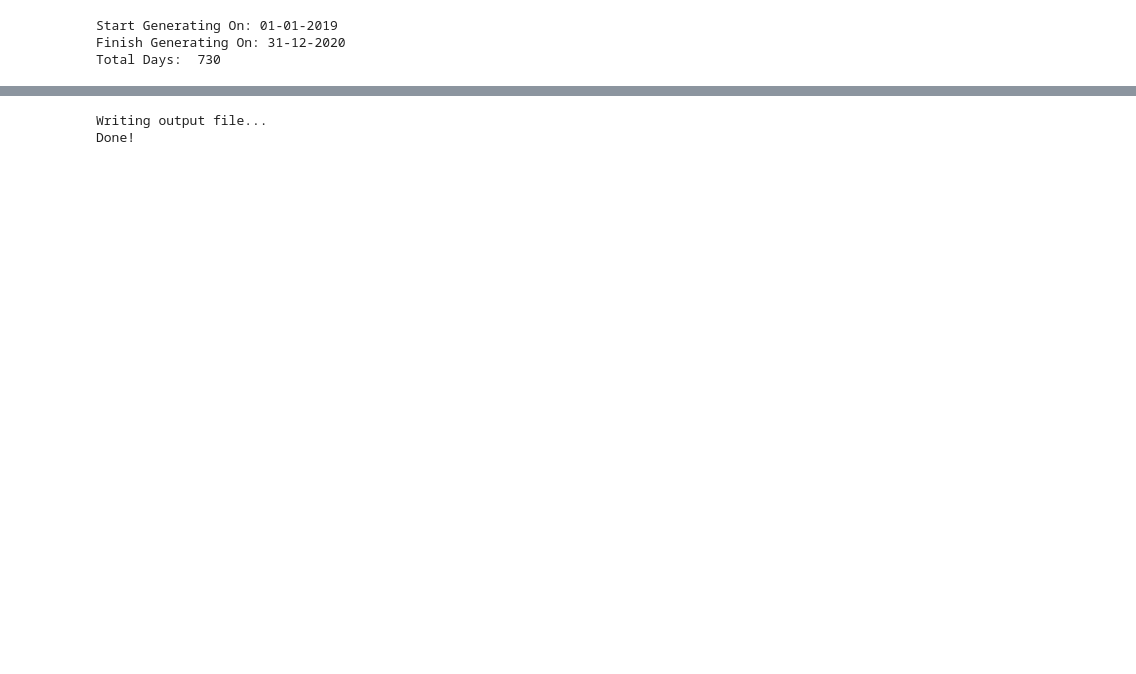
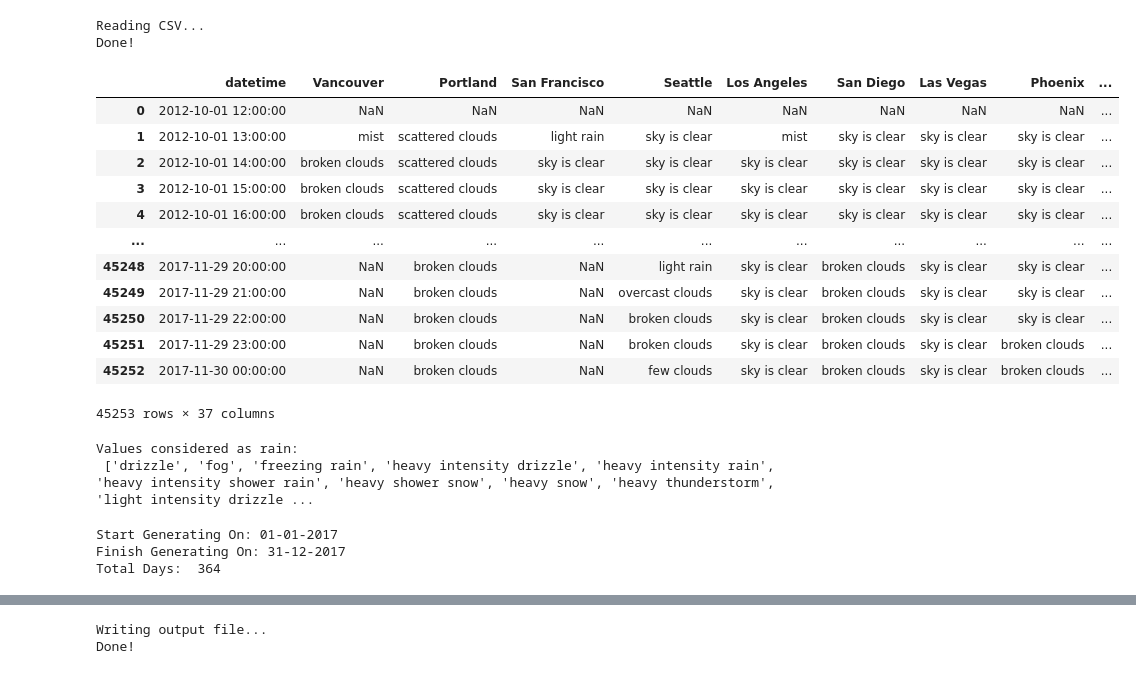
Before and after one commit to lrmendes/SmartParking-Data-Simulator, a Jupyter notebook: python/DataGenerator_v5.ipynb, the cells around one changed output, grey strips where cells are left out. Saved outputs shown, nothing was run; the diff lists cells and outputs as text; code cells hidden in the pictures; blank space fills up the shorter version.

Commit message:
UPDATE -> DataGenerator v5 changes (including weather CSV)

```diff
--- a/python/DataGenerator_v5.ipynb
+++ b/python/DataGenerator_v5.ipynb
@@ -131,8 +127,64 @@ from matplotlib import pyplot as plt
 import seaborn as sns
 
 import matplotlib.dates as md
+# %%
+# Importa dataset de climas para cada regiao
+
+print("Reading CSV...")
+weather_df = pd.read_csv('weather_description.csv')
+
+print("Done!")
+weather_df
+# %% [output]
+Reading CSV...
+Done!
+|  | datetime | Vancouver | Portland | San Francisco | Seattle | Los Angeles | San Diego | Las Vegas | Phoenix | ... |
+| 0 | 2012-10-01 12:00:00 | NaN | NaN | NaN | NaN | NaN | NaN | NaN | NaN | ... |
+| 1 | 2012-10-01 13:00:00 | mist | scattered clouds | light rain | sky is clear | mist | sky is clear | sky is clear | sky is clear | ... |
+| 2 | 2012-10-01 14:00:00 | broken clouds | scattered clouds | sky is clear | sky is clear | sky is clear | sky is clear | sky is clear | sky is clear | ... |
+| 3 | 2012-10-01 15:00:00 | broken clouds | scattered clouds | sky is clear | sky is clear | sky is clear | sky is clear | sky is clear | sky is clear | ... |
+| 4 | 2012-10-01 16:00:00 | broken clouds | scattered clouds | sky is clear | sky is clear | sky is clear | sky is clear | sky is clear | sky is clear | ... |
+| ... | ... | ... | ... | ... | ... | ... | ... | ... | ... | ... |
+| 45248 | 2017-11-29 20:00:00 | NaN | broken clouds | NaN | light rain | sky is clear | broken clouds | sky is clear | sky is clear | ... |
+| 45249 | 2017-11-29 21:00:00 | NaN | broken clouds | NaN | overcast clouds | sky is clear | broken clouds | sky is clear | sky is clear | ... |
+| 45250 | 2017-11-29 22:00:00 | NaN | broken clouds | NaN | broken clouds | sky is clear | broken clouds | sky is clear | sky is clear | ... |
+| 45251 | 2017-11-29 23:00:00 | NaN | broken clouds | NaN | broken clouds | sky is clear | broken clouds | sky is clear | broken clouds | ... |
+| 45252 | 2017-11-30 00:00:00 | NaN | broken clouds | NaN | few clouds | sky is clear | broken clouds | sky is clear | broken clouds | ... |
+45253 rows × 37 columns
+# %%
+rain_values = [
+"drizzle","fog","freezing rain","heavy intensity drizzle","heavy intensity rain","heavy intensity shower rain",
+"heavy shower snow","heavy snow","heavy thunderstorm","light intensity drizzle","light intensity drizzle rain",
+"light intensity shower rain","light rain","light rain and snow","light shower sleet","light shower snow",
+"light snow","moderate rain","proximity moderate rain","proximity shower rain","proximity thunderstorm",
+"proximity thunderstorm with drizzle","proximity thunderstorm with rain","ragged shower rain",
+"ragged thunderstorm","rain and snow","shower drizzle","shower rain","shower snow","sleet","snow","squalls",
+"thunderstorm","thunderstorm with drizzle","thunderstorm with heavy drizzle","thunderstorm with heavy rain",
+"thunderstorm with light drizzle","thunderstorm with light rain","thunderstorm with rain","very heavy rain"
+]
+
+"""
+# Listar todos os diferentes tipos de clima registrados no dataset
+unique_weather = []
+for col in weather_df.columns:
+    if (col != 'datetime'):
+        unique_vals = weather_df[col].unique()
+        for val in unique_vals:
+            if not pd.isnull(val):
+                if val not in unique_weather:
+                    unique_weather.append(val)
+unique_weather.sort()
+
+for i in unique_weather:
+    print(i)
+"""
+
+print("Values considered as rain:\n", rain_values)
+# %% [output]
+Values considered as rain:
+ ['drizzle', 'fog', 'freezing rain', 'heavy intensity drizzle', 'heavy intensity rain', 'heavy intensity shower rain', 'heavy shower snow', 'heavy snow', 'heavy thunderstorm', 'light intensity drizzle ...
 # %%
-cols = ["parking","region","timeFrom","timeTo","weekday","spotWanted","spotWon"]
+cols = ["parking","region","timeFrom","timeTo","spotWanted","spotWon","isWeekday","isRain","isHoliday"]
 
 date = datetime.strptime(initial_date, '%d-%m-%Y')
 end_date = datetime.strptime(final_date, '%d-%m-%Y')
@@ -152,9 +204,9 @@ print("Finish Generating On:", end_date.strftime('%d-%m-%Y'))
 days_total = (end_date - date).days
 print("Total Days: ", days_total)
 # %% [output]
-Start Generating On: 01-01-2019
-Finish Generating On: 31-12-2020
-Total Days:  730
+Start Generating On: 01-01-2017
+Finish Generating On: 31-12-2017
+Total Days:  364
 # %%
 df = pd.DataFrame(columns=cols)
 
```
Also changed, not shown: parts of 21 cells of this notebook.
